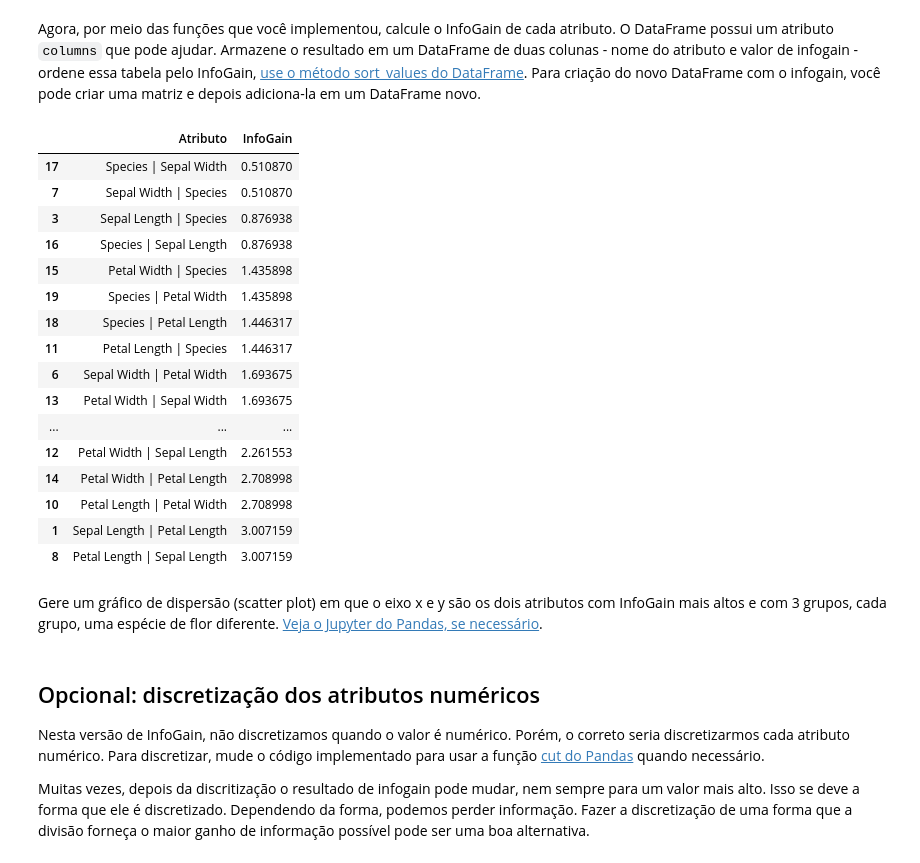
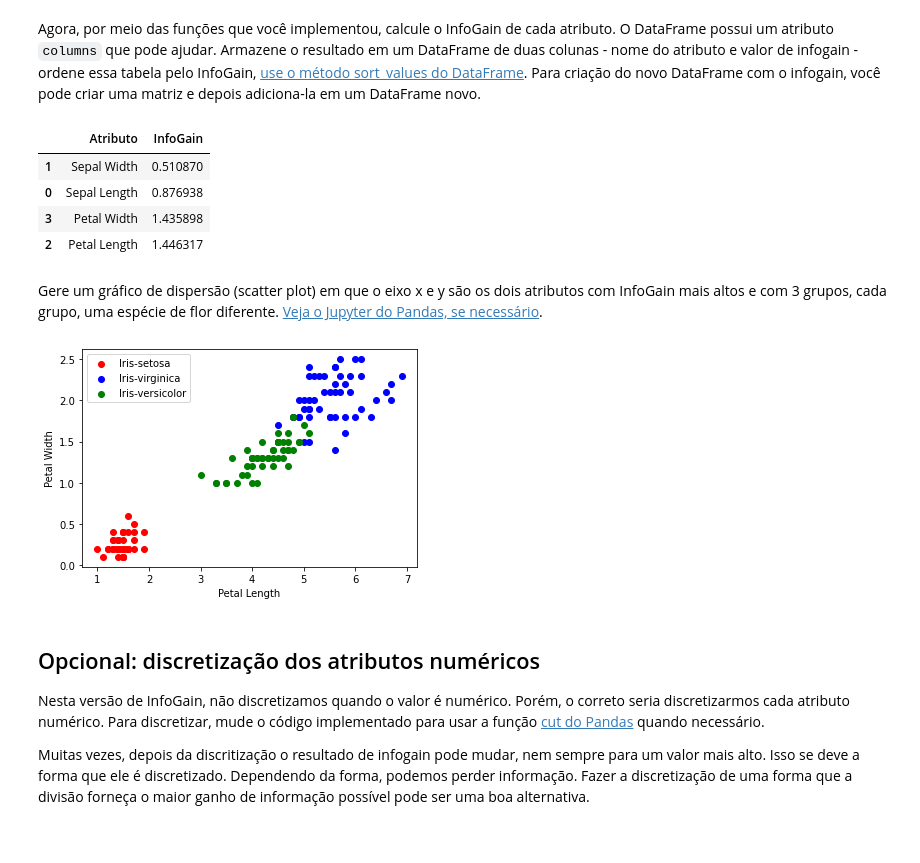
Before and after one commit to willhss1/ap-de-maquina-cefetmg-ganho-de-informacao, a Jupyter notebook: Especificação - Análise de Atributos usando InfoGain.ipynb, the cells around one changed output. Drawn from its saved outputs; the diff is of its cells as text; code cells hidden in the pictures.

Commit message:
modified:   "B\303\241sico - Pandas.ipynb" 	modified:   "Especifica\303\247\303\243o - An\303\241lise de Atributos usando InfoGain.ipynb"

```diff
--- a/Especificação - Análise de Atributos usando InfoGain.ipynb
+++ b/Especificação - Análise de Atributos usando InfoGain.ipynb
@@ -216,30 +214,17 @@ Agora, por meio das funções que você implementou, calcule o InfoGain de cada
 # %%
 ## Seu código aqui
 result = {"Atributo" : [], "InfoGain": []}
 df_result = pd.DataFrame(result)
-for nom_class in df_dados.columns:
-    for nom_atr in df_dados.columns:
-        if nom_class != nom_atr:
-            result_row = ({"Atributo": nom_class+" | "+ nom_atr, "InfoGain": ganho_informacao(df_dados,nom_class,nom_atr)})
-            df_result = pd.concat([df_result, pd.DataFrame([result_row])], ignore_index=True)
+for nom_atr in df_dados.columns:
+    if nom_atr != 'Species':
+        result_row = ({"Atributo":nom_atr, "InfoGain": ganho_informacao(df_dados,'Species',nom_atr)})
+        df_result = pd.concat([df_result, pd.DataFrame([result_row])], ignore_index=True)
 df_result.sort_values("InfoGain")
 # %% [output]
 |  | Atributo | InfoGain |
-| 17 | Species | Sepal Width | 0.510870 |
-| 7 | Sepal Width | Species | 0.510870 |
-| 3 | Sepal Length | Species | 0.876938 |
-| 16 | Species | Sepal Length | 0.876938 |
-| 15 | Petal Width | Species | 1.435898 |
-| 19 | Species | Petal Width | 1.435898 |
-| 18 | Species | Petal Length | 1.446317 |
-| 11 | Petal Length | Species | 1.446317 |
-| 6 | Sepal Width | Petal Width | 1.693675 |
-| 13 | Petal Width | Sepal Width | 1.693675 |
-| ... | ... | ... |
-| 12 | Petal Width | Sepal Length | 2.261553 |
-| 14 | Petal Width | Petal Length | 2.708998 |
-| 10 | Petal Length | Petal Width | 2.708998 |
-| 1 | Sepal Length | Petal Length | 3.007159 |
-| 8 | Petal Length | Sepal Length | 3.007159 |
+| 1 | Sepal Width | 0.510870 |
+| 0 | Sepal Length | 0.876938 |
+| 3 | Petal Width | 1.435898 |
+| 2 | Petal Length | 1.446317 |
 # %% [markdown]
 Gere um gráfico de dispersão (scatter plot) em que o eixo x e y são os dois atributos com InfoGain mais altos e com 3 grupos, cada grupo, uma espécie de flor diferente. [Veja o Jupyter do Pandas, se necessário](Básico%20-%20Pandas.ipynb).
@@ -250,3 +231,21 @@ Gere um gráfico de dispersão (scatter plot) em que o eixo x e y são os dois a
+# %%
+# Crie o gráfico solicitado
+
+## Seu código aqui
+
+from matplotlib import pyplot as plt
+
+fig, ax = plt.subplots()
+species = {"Iris-setosa": 'red', "Iris-virginica": 'blue', "Iris-versicolor": 'green'}
+for specie in species.keys():
+    ax.scatter(df_dados[df_dados["Species"] == specie]["Petal Length"],df_dados[df_dados["Species"] == specie]["Petal Width"], c = species[specie], label = specie)
+
+ax.set_xlabel('Petal Length')
+ax.set_ylabel('Petal Width')
+ax.legend()
+plt.show()
+# %% [output]
+[figure, added]
 # %% [markdown]
 ## Opcional: discretização dos atributos numéricos
 
```
Also changed, not shown: parts of 5 cells of this notebook, 1 other file.
